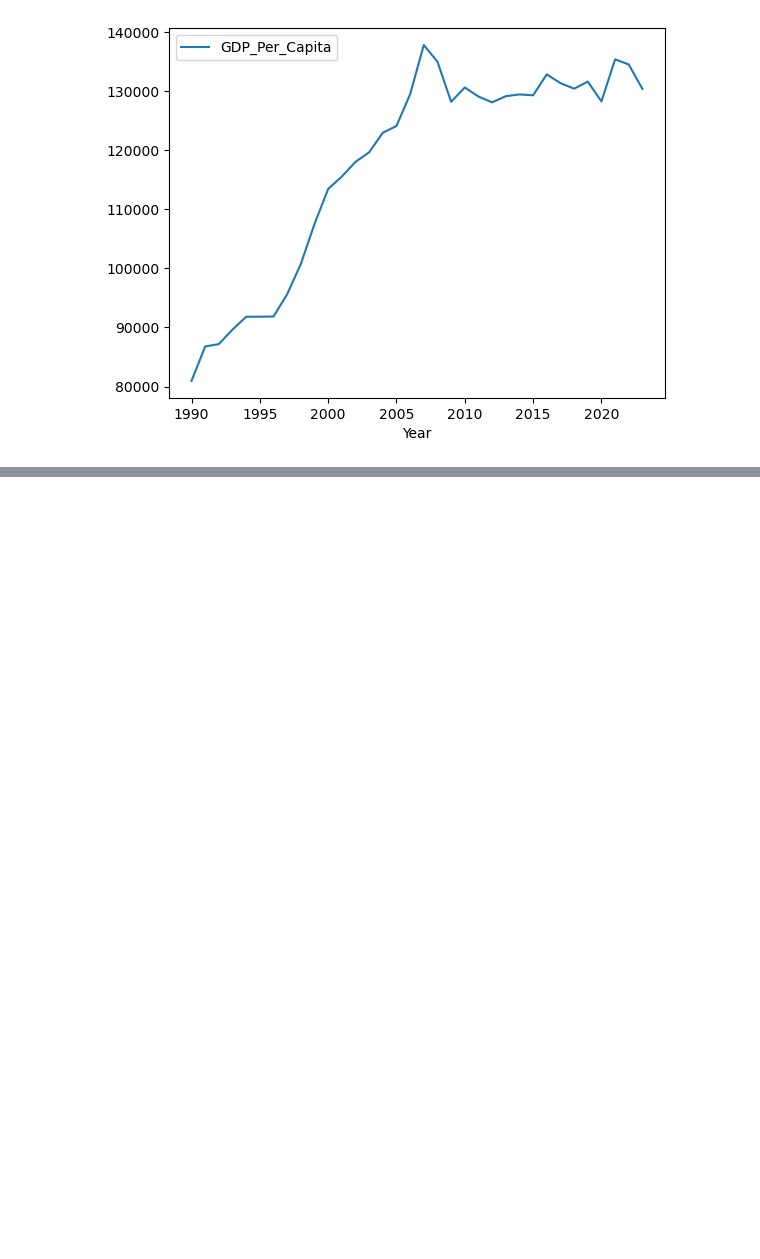
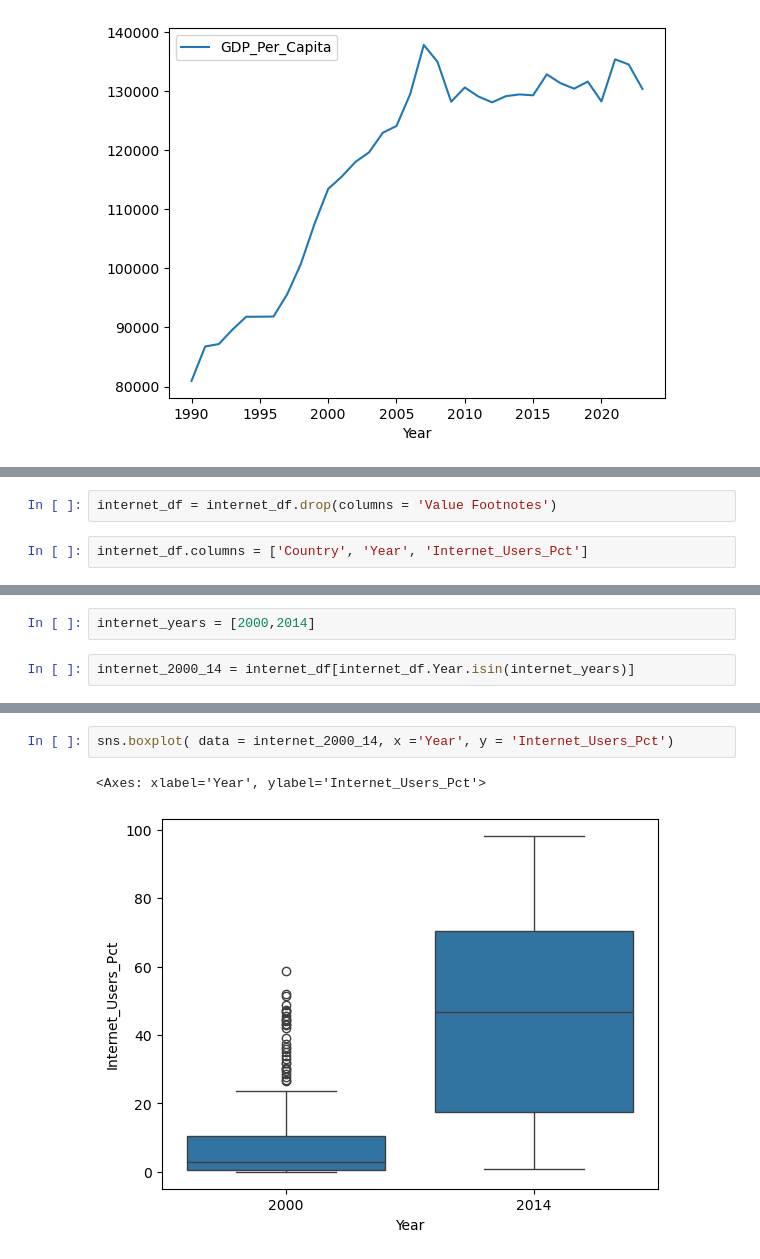
Before and after one commit to NSS-Full-Time-Data-Analytics-16/un-project-dzapata915, a Jupyter notebook: notebooks/un_project.ipynb, the cells around one changed output, grey strips where cells are left out. Saved outputs shown, nothing was run; the diff lists cells and outputs as text; blank space fills up the shorter version.

```diff
--- a/notebooks/un_project.ipynb
+++ b/notebooks/un_project.ipynb
@@ -385,0 +469,4 @@ gdp_df.loc[gdp_df.Country == 'Luxembourg'].plot(x='Year',y='GDP_Per_Capita',kind
+# %%
+internet_df = internet_df.drop(columns = 'Value Footnotes')
+# %%
+internet_df.columns = ['Country', 'Year', 'Internet_Users_Pct']
@@ -385,0 +531,4 @@ gdp_df.loc[gdp_df.Country == 'Luxembourg'].plot(x='Year',y='GDP_Per_Capita',kind
+# %%
+internet_years = [2000,2014]
+# %%
+internet_2000_14 = internet_df[internet_df.Year.isin(internet_years)]
@@ -385,0 +551,5 @@ gdp_df.loc[gdp_df.Country == 'Luxembourg'].plot(x='Year',y='GDP_Per_Capita',kind
+# %%
+sns.boxplot( data = internet_2000_14, x ='Year', y = 'Internet_Users_Pct')
+# %% [output]
+<Axes: xlabel='Year', ylabel='Internet_Users_Pct'>
+[figure, added]
```
Also changed, not shown: parts of 44 cells of this notebook.
